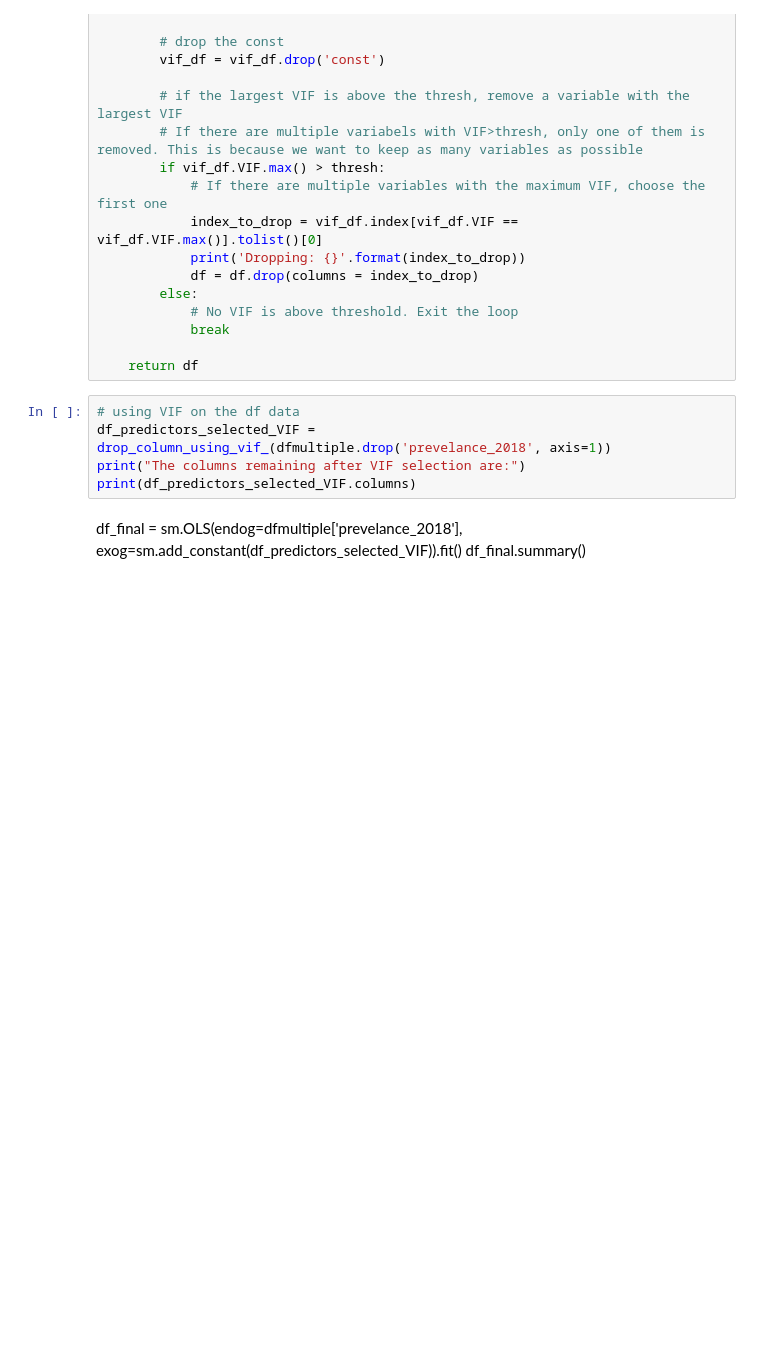
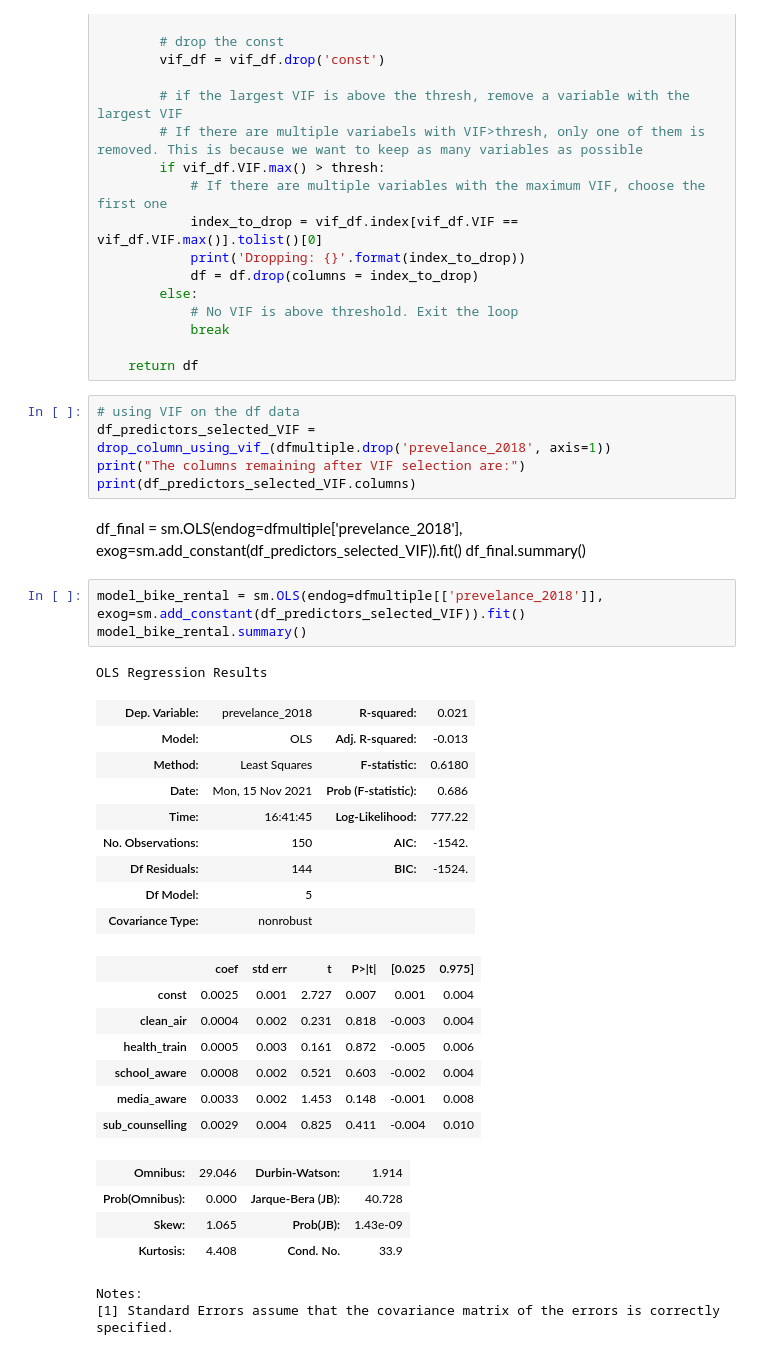
Before and after one commit to zhixuanliu1/CASA007, a Jupyter notebook: CASA007_assessment1.ipynb, the cells around one changed output. Drawn from its saved outputs; the diff is of its cells as text; blank space fills up the shorter version.

```diff
--- a/CASA007_assessment1.ipynb
+++ b/CASA007_assessment1.ipynb
@@ -142,3 +142,30 @@ print(df_predictors_selected_VIF.columns)
 # %% [markdown]
 df_final = sm.OLS(endog=dfmultiple['prevelance_2018'], exog=sm.add_constant(df_predictors_selected_VIF)).fit()
 df_final.summary()
+# %%
+model_bike_rental = sm.OLS(endog=dfmultiple[['prevelance_2018']], exog=sm.add_constant(df_predictors_selected_VIF)).fit()
+model_bike_rental.summary()
+# %% [output]
+OLS Regression Results
+| Dep. Variable: | prevelance_2018 | R-squared: | 0.021 |
+| Model: | OLS | Adj. R-squared: | -0.013 |
+| Method: | Least Squares | F-statistic: | 0.6180 |
+| Date: | Mon, 15 Nov 2021 | Prob (F-statistic): | 0.686 |
+| Time: | 16:41:45 | Log-Likelihood: | 777.22 |
+| No. Observations: | 150 | AIC: | -1542. |
+| Df Residuals: | 144 | BIC: | -1524. |
+| Df Model: | 5 |  |  |
+| Covariance Type: | nonrobust |  |  |
+|  | coef | std err | t | P>|t| | [0.025 | 0.975] |
+| const | 0.0025 | 0.001 | 2.727 | 0.007 | 0.001 | 0.004 |
+| clean_air | 0.0004 | 0.002 | 0.231 | 0.818 | -0.003 | 0.004 |
+| health_train | 0.0005 | 0.003 | 0.161 | 0.872 | -0.005 | 0.006 |
+| school_aware | 0.0008 | 0.002 | 0.521 | 0.603 | -0.002 | 0.004 |
+| media_aware | 0.0033 | 0.002 | 1.453 | 0.148 | -0.001 | 0.008 |
+| sub_counselling | 0.0029 | 0.004 | 0.825 | 0.411 | -0.004 | 0.010 |
+| Omnibus: | 29.046 | Durbin-Watson: | 1.914 |
+| Prob(Omnibus): | 0.000 | Jarque-Bera (JB): | 40.728 |
+| Skew: | 1.065 | Prob(JB): | 1.43e-09 |
+| Kurtosis: | 4.408 | Cond. No. | 33.9 |
+Notes:
+[1] Standard Errors assume that the covariance matrix of the errors is correctly specified.
```
